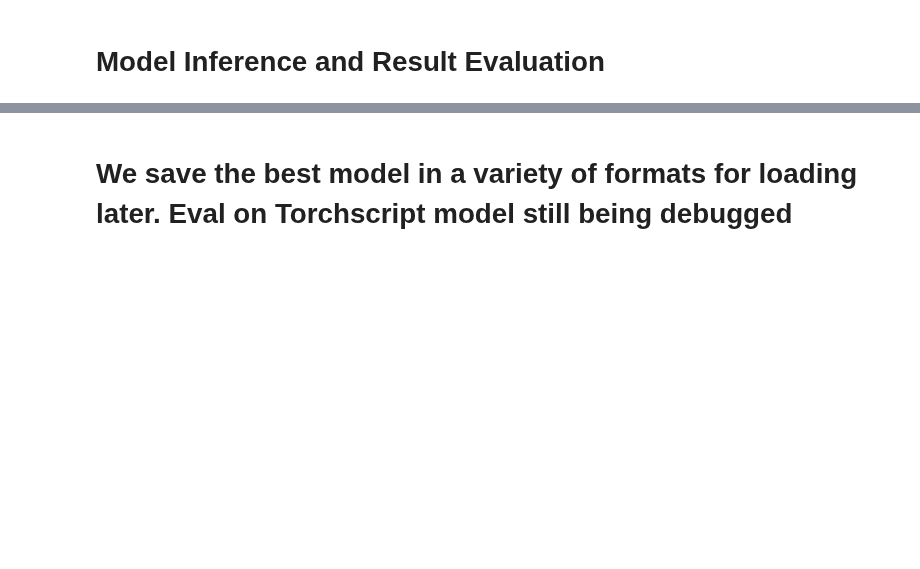
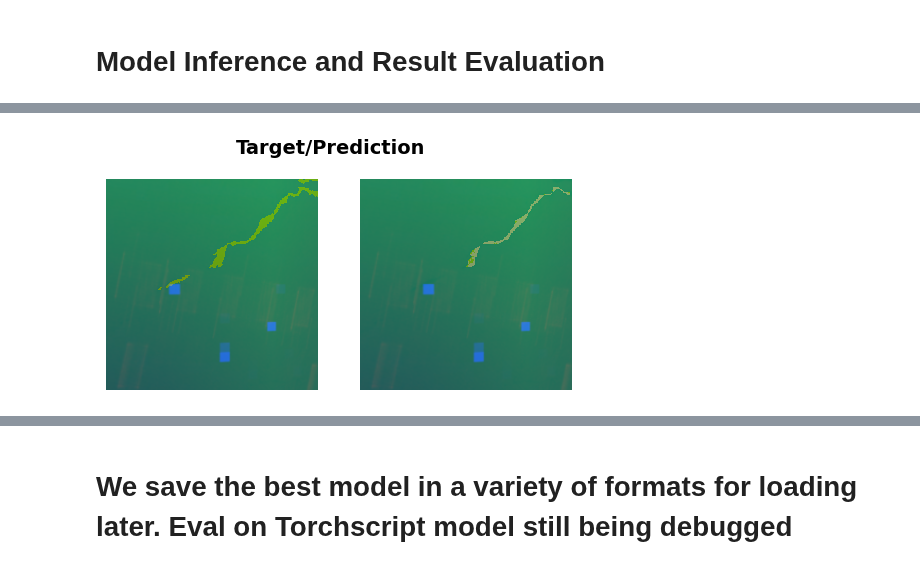
Before and after one commit to SkyTruth/cerulean-ml, a Jupyter notebook: notebooks/fastai2_unet_trainer_cv2.ipynb, the cells around one changed output, grey strips where cells are left out. Saved outputs shown, nothing was run; the diff lists cells and outputs as text; code cells hidden in the pictures; blank space fills up the shorter version.

```diff
--- a/notebooks/fastai2_unet_trainer_cv2.ipynb
+++ b/notebooks/fastai2_unet_trainer_cv2.ipynb
@@ -221,0 +318,4 @@ learner.show_results()
+# %%
+_,_,preds=learner.get_preds(dl=[b], with_decoded=True)
+dls.show_results(b, preds, max_n=1)
+# %% [output]
@@ -221,0 +323 @@ learner.show_results()
+[figure, added]
```
Also changed, not shown: parts of 37 cells of this notebook.
